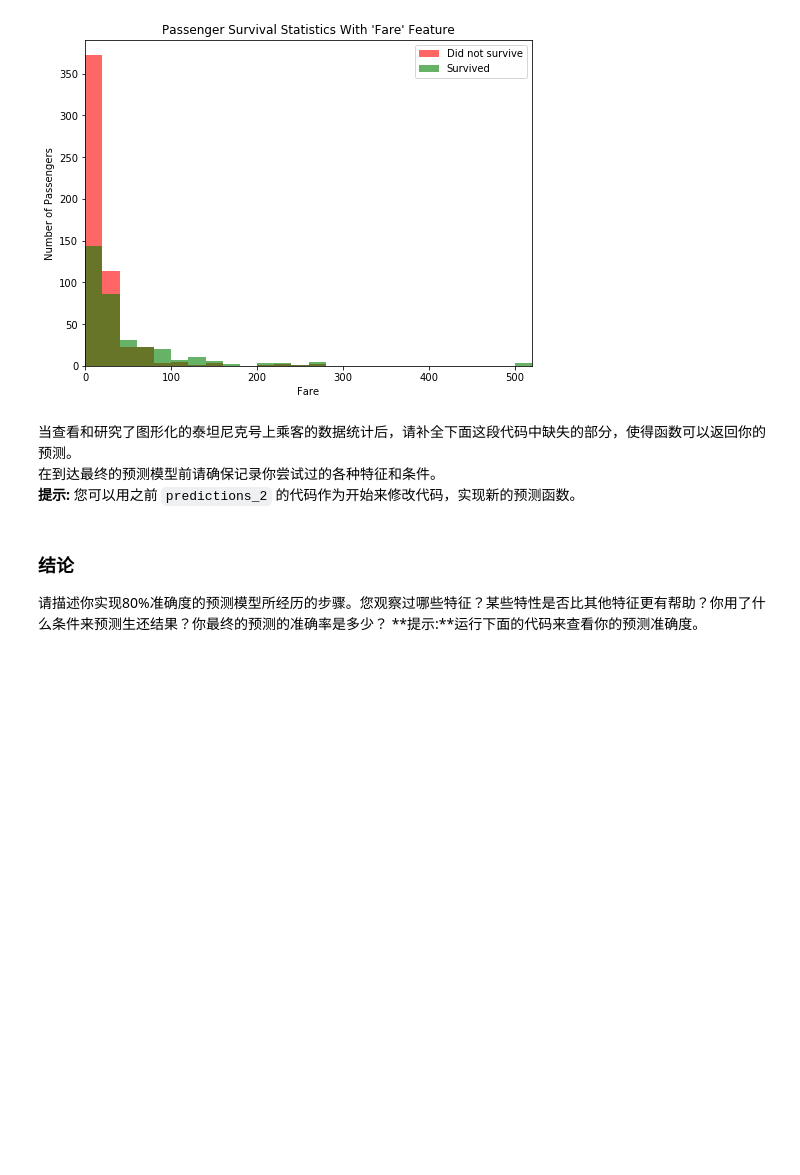
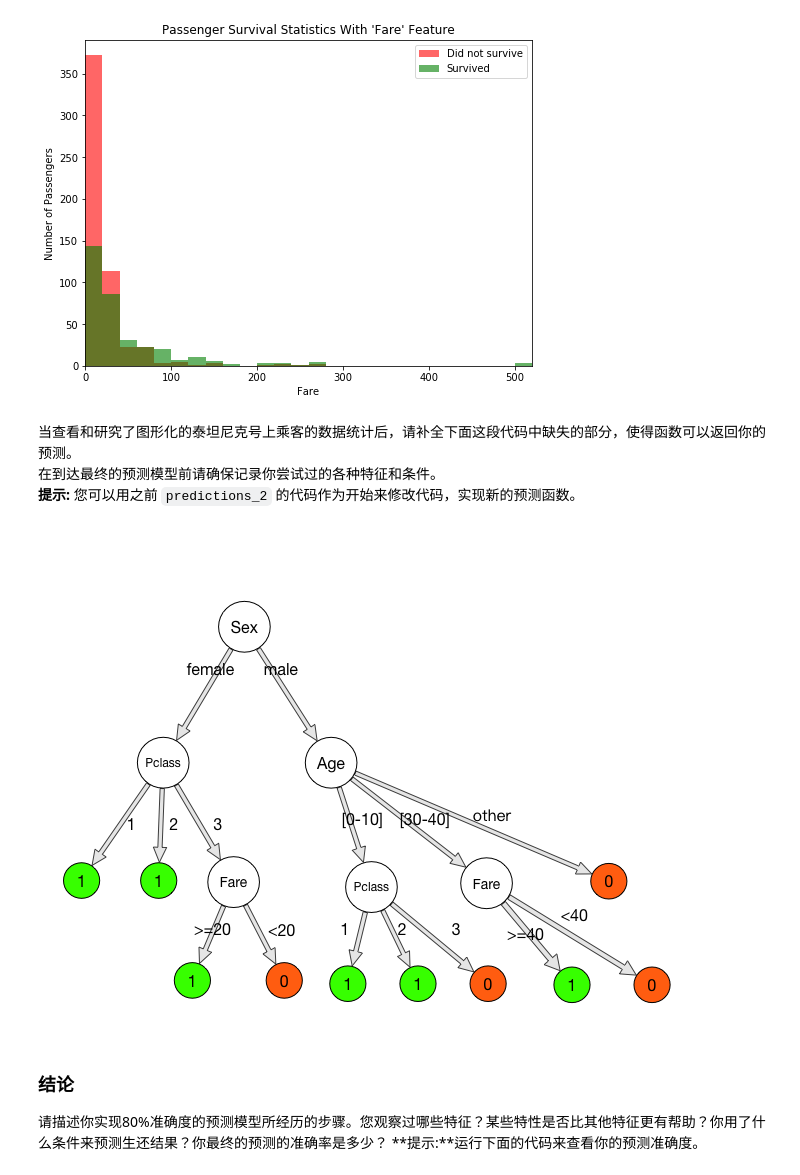
Before and after one commit to chong-zi/m-learning, a Jupyter notebook: titanic_survival_exploration/titanic_survival_exploration.ipynb, the cells around one changed output. Drawn from its saved outputs; the diff is of its cells as text; code cells hidden in the pictures; blank space fills up the shorter version.

```diff
--- a/titanic_survival_exploration/titanic_survival_exploration.ipynb
+++ b/titanic_survival_exploration/titanic_survival_exploration.ipynb
@@ -278,6 +280,11 @@ survival_stats(data, outcomes, 'Fare')
 当查看和研究了图形化的泰坦尼克号上乘客的数据统计后，请补全下面这段代码中缺失的部分，使得函数可以返回你的预测。
 在到达最终的预测模型前请确保记录你尝试过的各种特征和条件。
 **提示:** 您可以用之前 `predictions_2` 的代码作为开始来修改代码，实现新的预测函数。
+# %%
+from IPython.display import Image
+Image('https://raw.githubusercontent.com/chong-zi/m-learning/master/titanic_survival_exploration/%E7%94%9F%E8%BF%98%E5%86%B3%E7%AD%96%E6%A0%91.png')
+# %% [output]
+[figure, added]
 # %%
 def predictions_3(data):
     """ Model with multiple features. Makes a prediction with an accuracy of at least 80%. """
```
Also changed, not shown: parts of 4 cells of this notebook, 2 other files.
